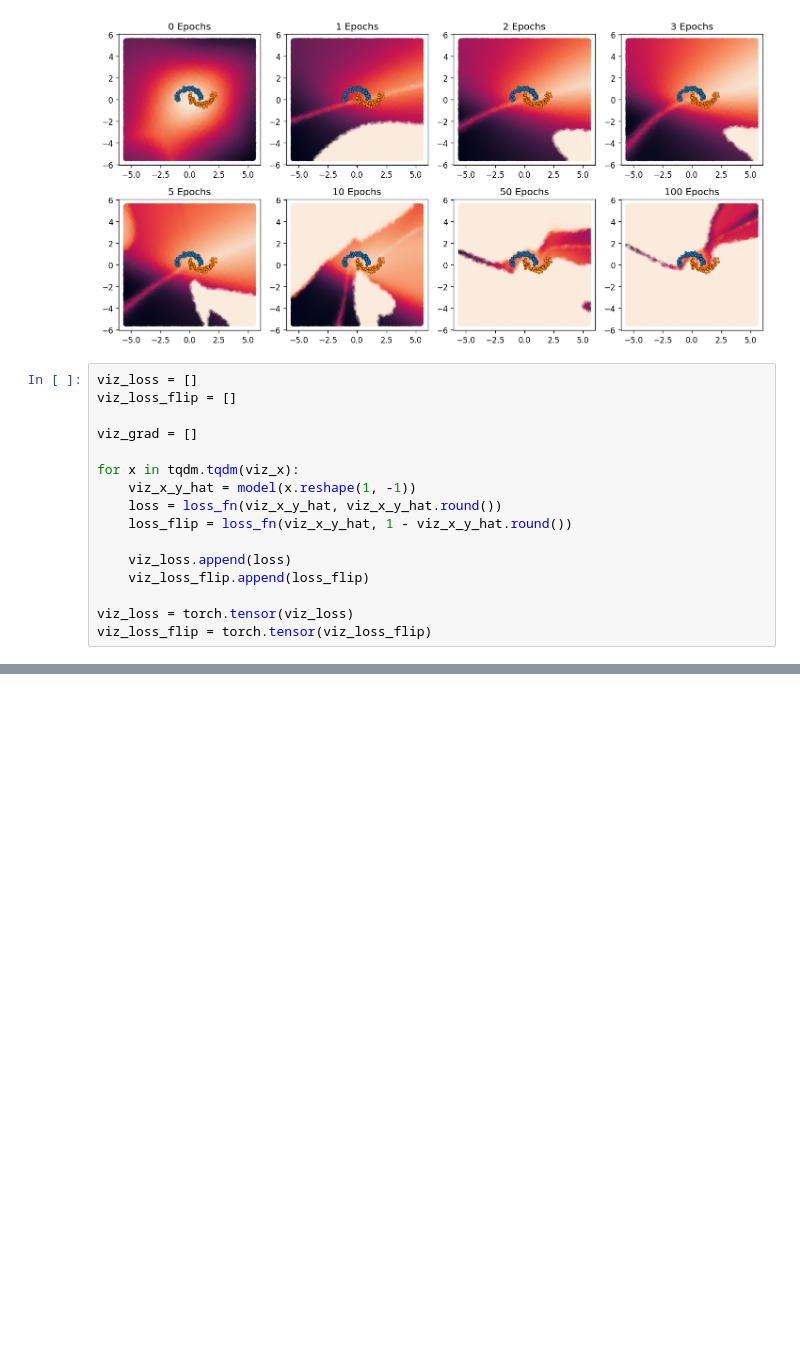
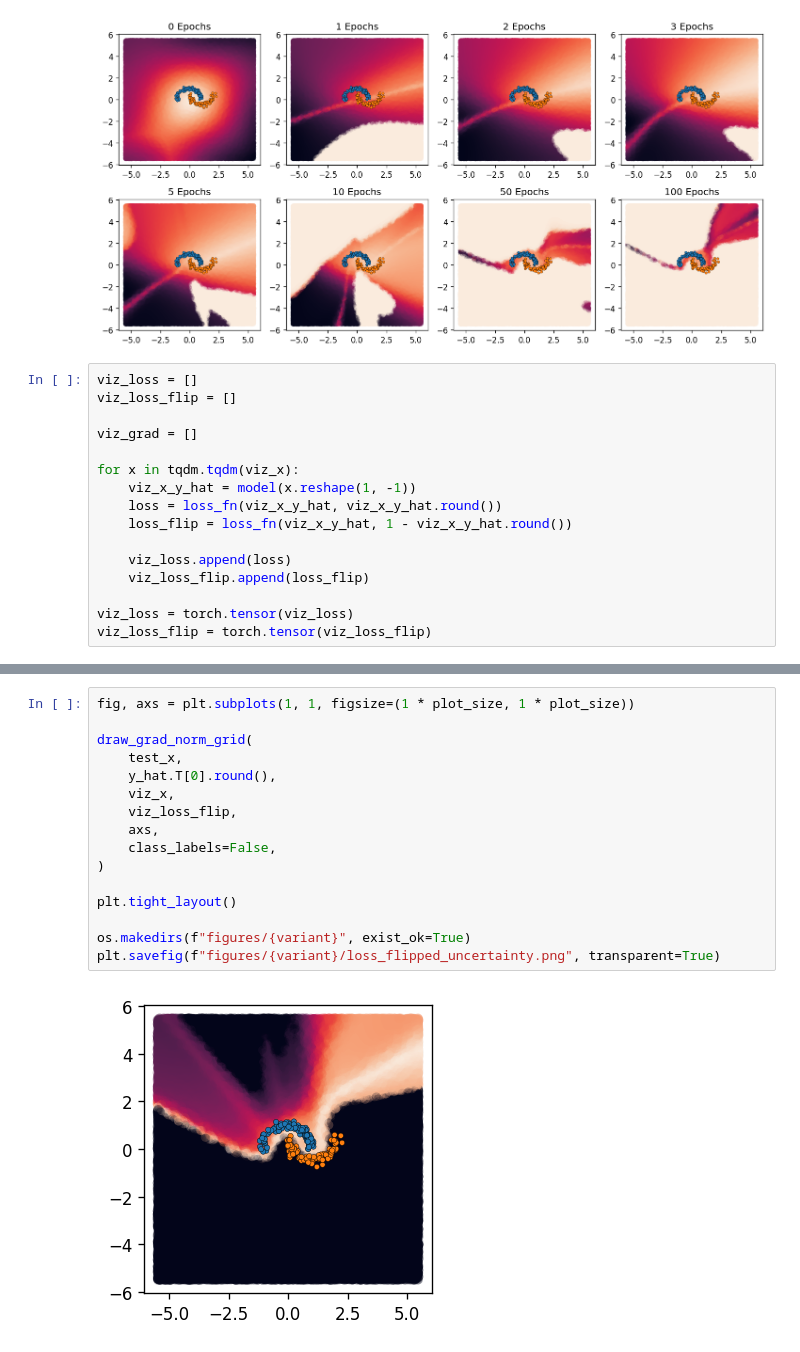
Before and after one commit to ngruenefeld/gradient_uncertainty_poc, a Jupyter notebook: gradient_uncertainty.ipynb, the cells around one changed output, grey strips where cells are left out. Cells and saved outputs as stored; diff of their text form; blank space fills up the shorter version.

```diff
--- a/gradient_uncertainty.ipynb
+++ b/gradient_uncertainty.ipynb
@@ -296,0 +287,18 @@ plt.savefig(f"figures/{variant}/loss_uncertainty.png", transparent=True)
+# %%
+fig, axs = plt.subplots(1, 1, figsize=(1 * plot_size, 1 * plot_size))
+
+draw_grad_norm_grid(
+    test_x,
+    y_hat.T[0].round(),
+    viz_x,
+    viz_loss_flip,
+    axs,
+    class_labels=False,
+)
+
+plt.tight_layout()
+
+os.makedirs(f"figures/{variant}", exist_ok=True)
+plt.savefig(f"figures/{variant}/loss_flipped_uncertainty.png", transparent=True)
+# %% [output]
+[figure, added]
```
Also changed, not shown: parts of 1 cell of this notebook.
